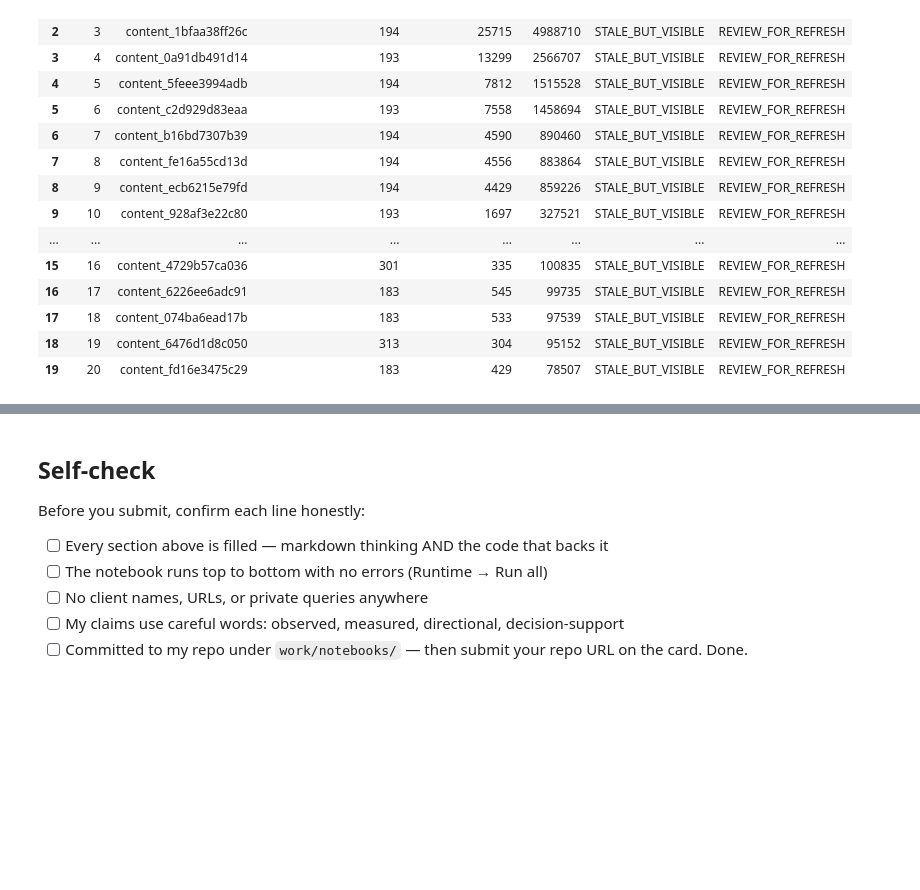
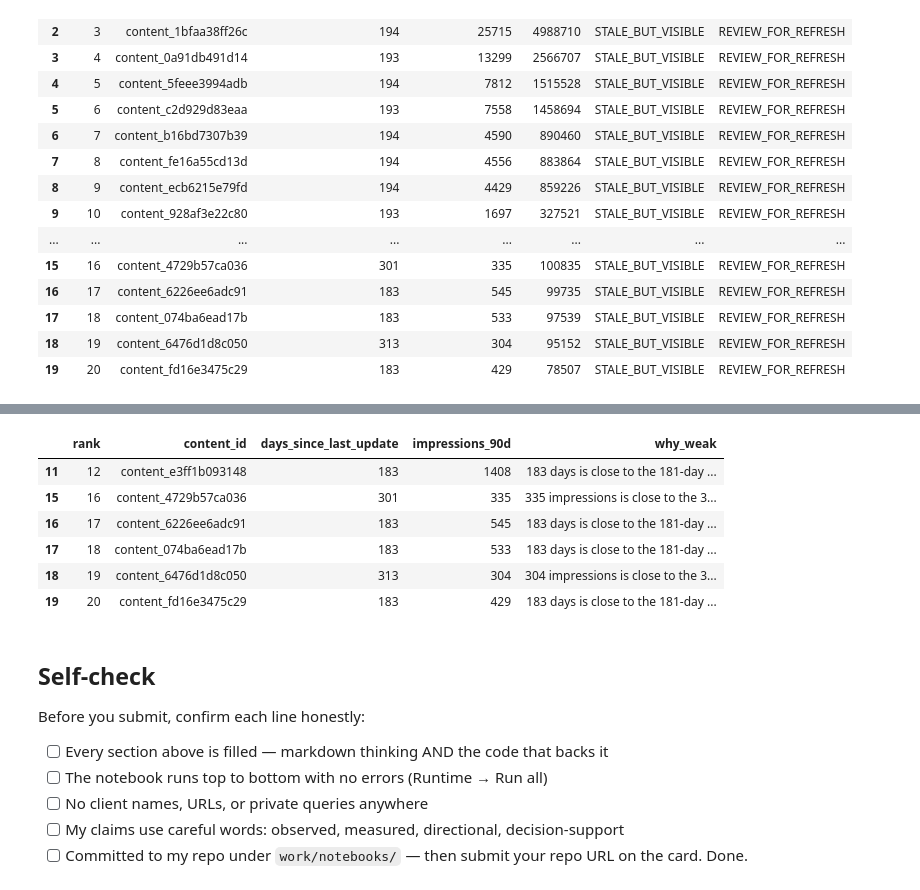
Before and after one commit to HArmor28/ML, a Jupyter notebook: w04_baseline_score.ipynb, the cells around one changed output, grey strips where cells are left out. Drawn from its saved outputs; the diff is of its cells as text; code cells hidden in the pictures; blank space fills up the shorter version.

```diff
--- a/w04_baseline_score.ipynb
+++ b/w04_baseline_score.ipynb
@@ -134,0 +203,75 @@ CSV written to: work/outputs/baseline_action_score.csv
+# %%
+# This cell is for CODE (numbers, a query, a check).
+# Write your text answer in the cell ABOVE this one — typing sentences here breaks Run All.
+weak_picks = top20_review.loc[
+    top20_review["near_stale_cutoff"]
+    | top20_review["near_impressions_cutoff"]
+].copy()
+
+def weakness_reason(row):
+    reasons = []
+    if row["near_stale_cutoff"]:
+        reasons.append(
+            f'{row["days_since_last_update"]} days is close to '
+            f"the {STALE_DAYS}-day cutoff"
+        )
+    if row["near_impressions_cutoff"]:
+        reasons.append(
+            f'{row["impressions_90d"]} impressions is close to '
+            f"the {MIN_IMPRESSIONS}-impression cutoff"
+        )
+    return "; ".join(reasons)
+
+weak_picks["why_weak"] = weak_picks.apply(weakness_reason, axis=1)
+
+# Leakage audit: these are the only source columns used by the score.
+score_inputs = {
+    "days_since_last_update",
+    "impressions_90d",
+}
+
+# Flag source fields that appear to describe product decisions,
+# labels, outcomes, or measurements from the future.
+leakage_markers = (
+    "product",
+    "flag",
+    "priority",
+    "manual",
+    "label",
+    "target",
+    "outcome",
+    "future",
+    "next_",
+    "after_",
+    "post_",
+)
+
+suspicious_source_columns = {
+    column
+    for column in df.columns
+    if any(marker in column.lower() for marker in leakage_markers)
+}
+
+used_suspicious_columns = score_inputs & suspicious_source_columns
+
+assert score_inputs == {
+    "days_since_last_update",
+    "impressions_90d",
+}
+assert not used_suspicious_columns
+
+print("Score inputs:", sorted(score_inputs))
+print("Suspicious source fields not used:", sorted(suspicious_source_columns))
+print("Leakage found in score:", sorted(used_suspicious_columns))
+display(
+    weak_picks[
+        [
+            "rank",
+            "content_id",
+            "days_since_last_update",
+            "impressions_90d",
+            "why_weak",
+        ]
+    ]
+)
+# %% [output]
@@ -135,3 +281,10 @@ CSV written to: work/outputs/baseline_action_score.csv
+|  | rank | content_id | days_since_last_update | impressions_90d | why_weak |
+| 11 | 12 | content_e3ff1b093148 | 183 | 1408 | 183 days is close to the 181-day ... |
+| 15 | 16 | content_4729b57ca036 | 301 | 335 | 335 impressions is close to the 3... |
+| 16 | 17 | content_6226ee6adc91 | 183 | 545 | 183 days is close to the 181-day ... |
+| 17 | 18 | content_074ba6ead17b | 183 | 533 | 183 days is close to the 181-day ... |
+| 18 | 19 | content_6476d1d8c050 | 313 | 304 | 304 impressions is close to the 3... |
+| 19 | 20 | content_fd16e3475c29 | 183 | 429 | 183 days is close to the 181-day ... |
 # %% [markdown]
 ## Self-check
 
```
Also changed, not shown: parts of 8 cells of this notebook.
